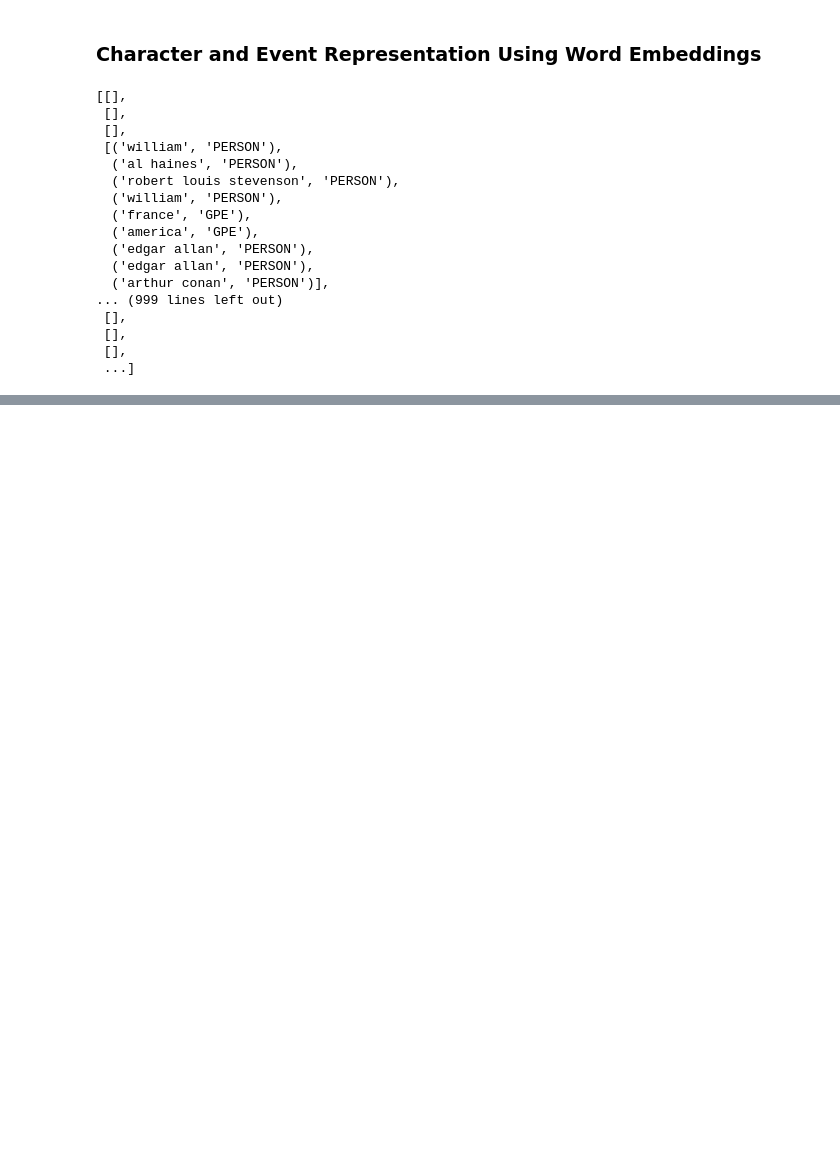
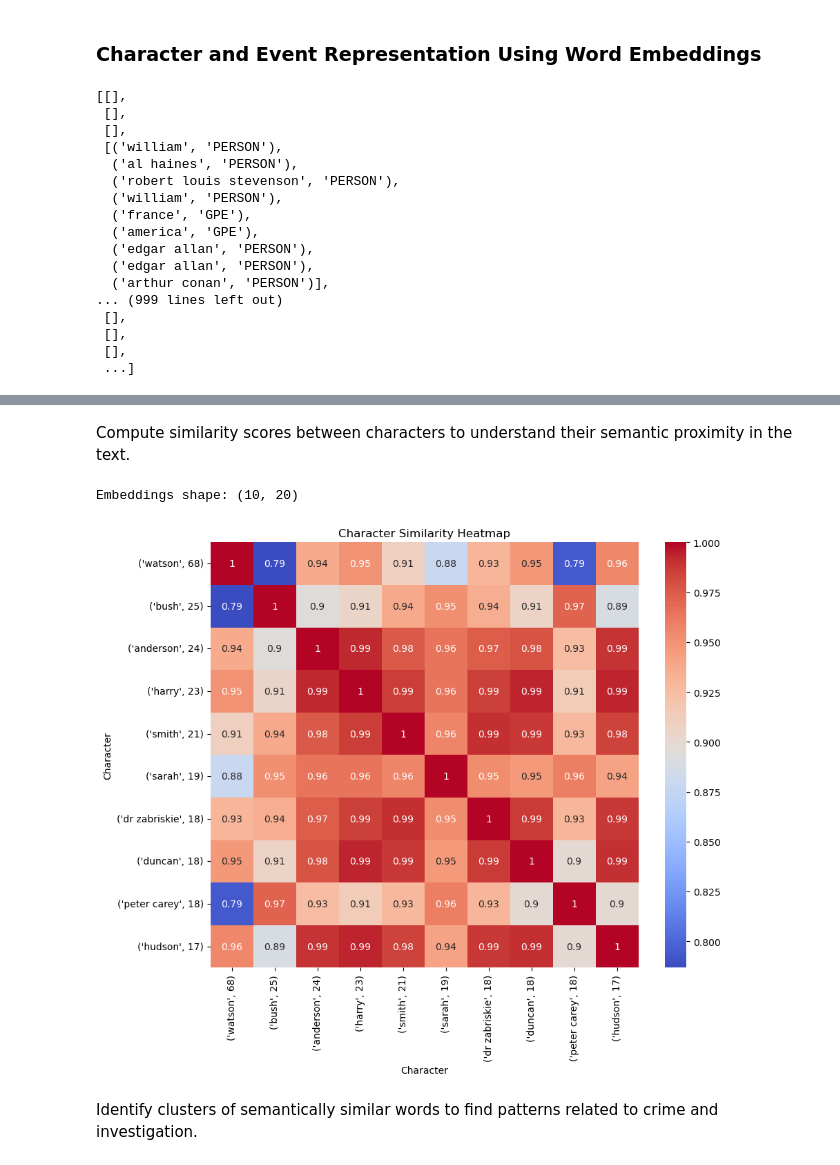
Before and after one commit to hashansl/learning, a Jupyter notebook: natural language processing/CS-524/project_1/gutenburg_project_sentences_different_embeddings.ipynb, the cells around one changed output, grey strips where cells are left out. Cells and saved outputs as stored; diff of their text form; code cells hidden in the pictures; blank space fills up the shorter version.

```diff
--- a/natural language processing/CS-524/project_1/gutenburg_project_sentences_different_embeddings.ipynb
+++ b/natural language processing/CS-524/project_1/gutenburg_project_sentences_different_embeddings.ipynb
@@ -249,0 +251,4 @@ for i, (persons, gpe, events) in enumerate(entities):
+# %%
+character_counts = Counter(persons)
+top_characters = character_counts.most_common(10)  # Get top 10 characters
+print("Top characters:", top_characters)
@@ -249,0 +263,33 @@ for i, (persons, gpe, events) in enumerate(entities):
+# %% [markdown]
+Compute similarity scores between characters to understand their semantic proximity in the text.
+# %%
+#Prepare the embeddings by flattening each 2D array into a 1D vector
+character_embeddings = {}
+for character in top_characters:
+    if character in cbow_model.wv:  # Check if the character exists in the raw embeddings
+        character_embeddings[character] = cbow_model.wv[character].flatten()
+
+# Convert to 2D array
+embeddings = np.array(list(character_embeddings.values()))
+# %%
+# Check the shape to confirm it's 2D
+print("Embeddings shape:", embeddings.shape)  # Should be (num_characters, embedding_dim)
+# %% [output]
+Embeddings shape: (10, 20)
+# %%
+similarity_matrix = cosine_similarity(embeddings)
+# %%
+# Generate a DataFrame for better visualization
+similarity_df = pd.DataFrame(similarity_matrix, index=top_characters, columns=top_characters)
+# %%
+# Plot the heatmap
+plt.figure(figsize=(10, 8))
+sns.heatmap(similarity_df, annot=True, cmap='coolwarm', xticklabels=True, yticklabels=True)
+plt.title("Character Similarity Heatmap")
+plt.xlabel("Character")
+plt.ylabel("Character")
+plt.show()
+# %% [output]
+[figure, added]
+# %% [markdown]
+Identify clusters of semantically similar words to find patterns related to crime and investigation.
```
Also changed, not shown: parts of 31 cells of this notebook, 3 other files.
